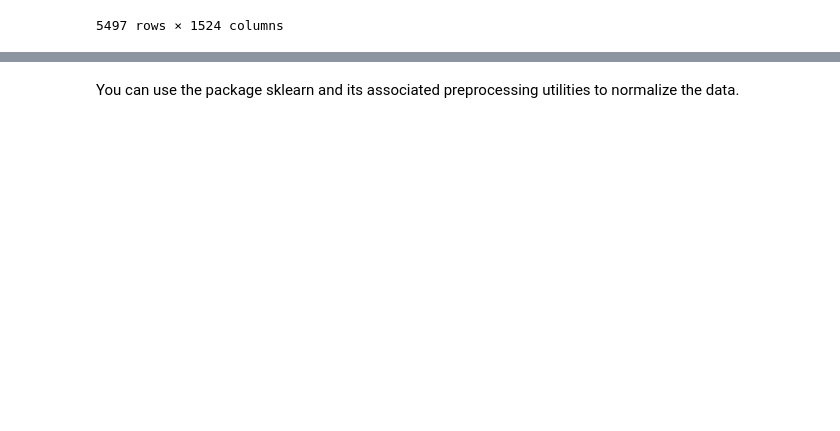
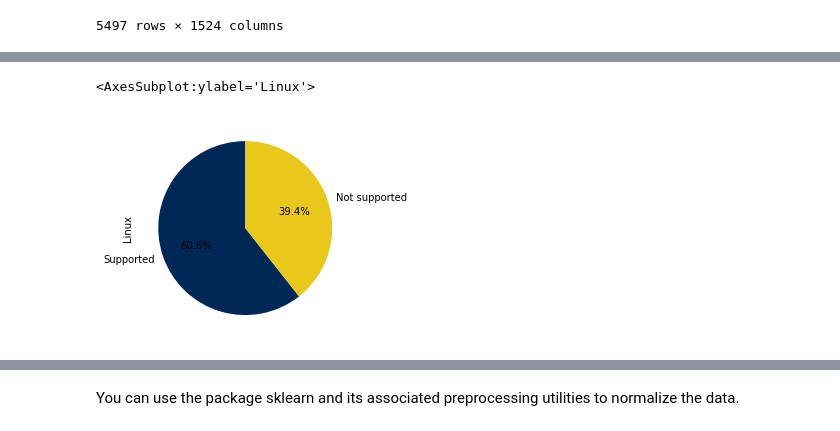
Before and after one commit to Kravchenko228/DataScience, a Jupyter notebook: VideoGamePrediction.ipynb, the cells around one changed output, grey strips where cells are left out. Cells and saved outputs as stored; diff of their text form; code cells hidden in the pictures; blank space fills up the shorter version.

```diff
--- a/VideoGamePrediction.ipynb
+++ b/VideoGamePrediction.ipynb
@@ -227,0 +338,5 @@ df2
+# %%
+df2['Linux'].value_counts().plot(kind='pie',colors=mycolors,labels=labels, autopct='%1.1f%%', startangle=90)
+# %% [output]
+<AxesSubplot:ylabel='Linux'>
+[figure, added]
```
Also changed, not shown: parts of 27 cells of this notebook.
